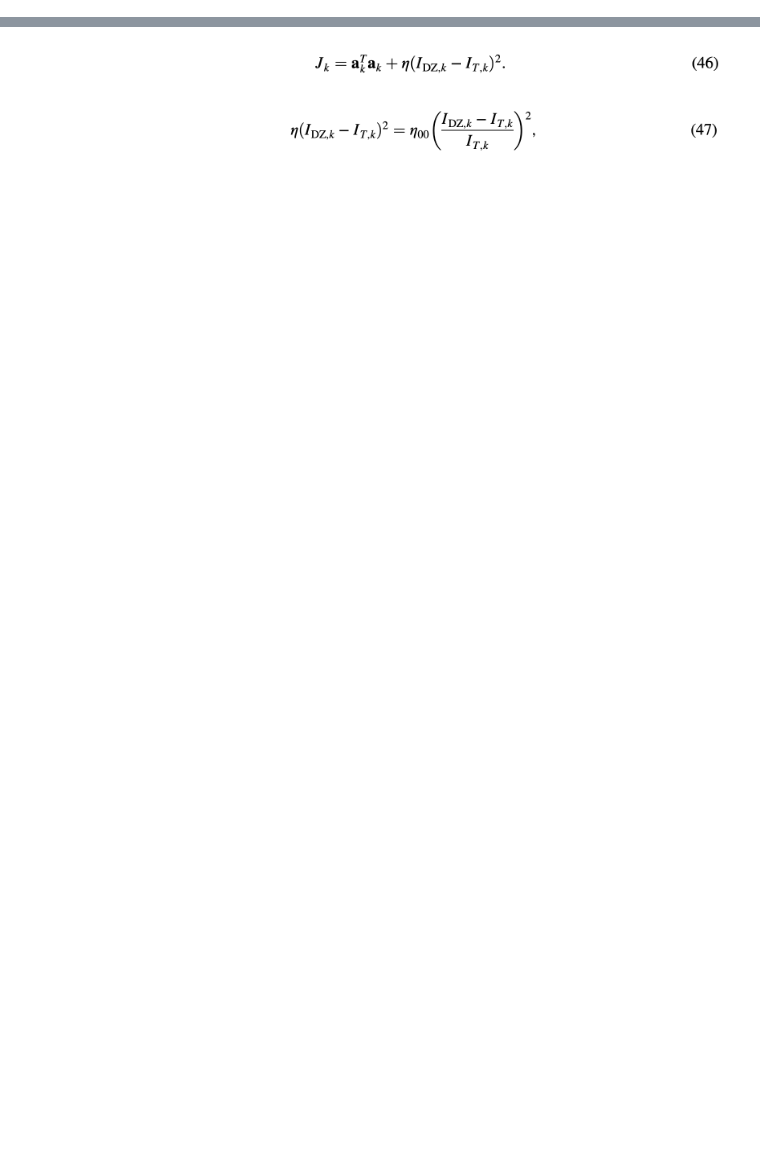
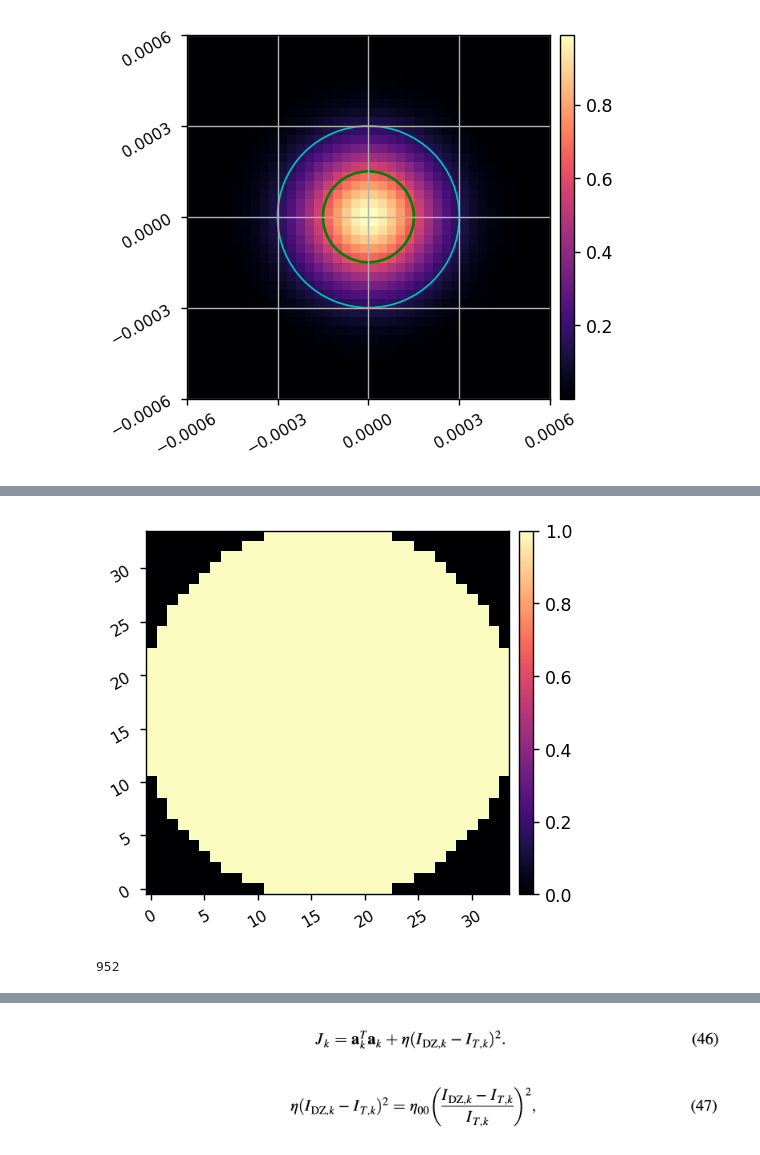
Before and after one commit to uasal/scoob-psf, a Jupyter notebook: example-notebooks/jax_scoob_cost_function.ipynb, the cells around one changed output, grey strips where cells are left out. Saved outputs shown, nothing was run; the diff lists cells and outputs as text; code cells hidden in the pictures; blank space fills up the shorter version.

```diff
--- a/example-notebooks/jax_scoob_cost_function.ipynb
+++ b/example-notebooks/jax_scoob_cost_function.ipynb
@@ -31,0 +29,8 @@ Jax device: NVIDIA A100 80GB PCIe
+# %%
+reload(jdm)
+inf_fun, inf_sampling, inf_pixelscale = jdm.make_gaussian_inf_fun(sampling=10, Nacts_per_inf=4, plot=True)
+
+dm_mask = jdm.make_dm_mask(plot=True)
+print(dm_mask.sum())
+# %% [output]
+[figure, added]
@@ -31,0 +42,2 @@ Jax device: NVIDIA A100 80GB PCIe
+[figure, added]
+952
```
Also changed, not shown: parts of 24 cells of this notebook, 6 other files.
